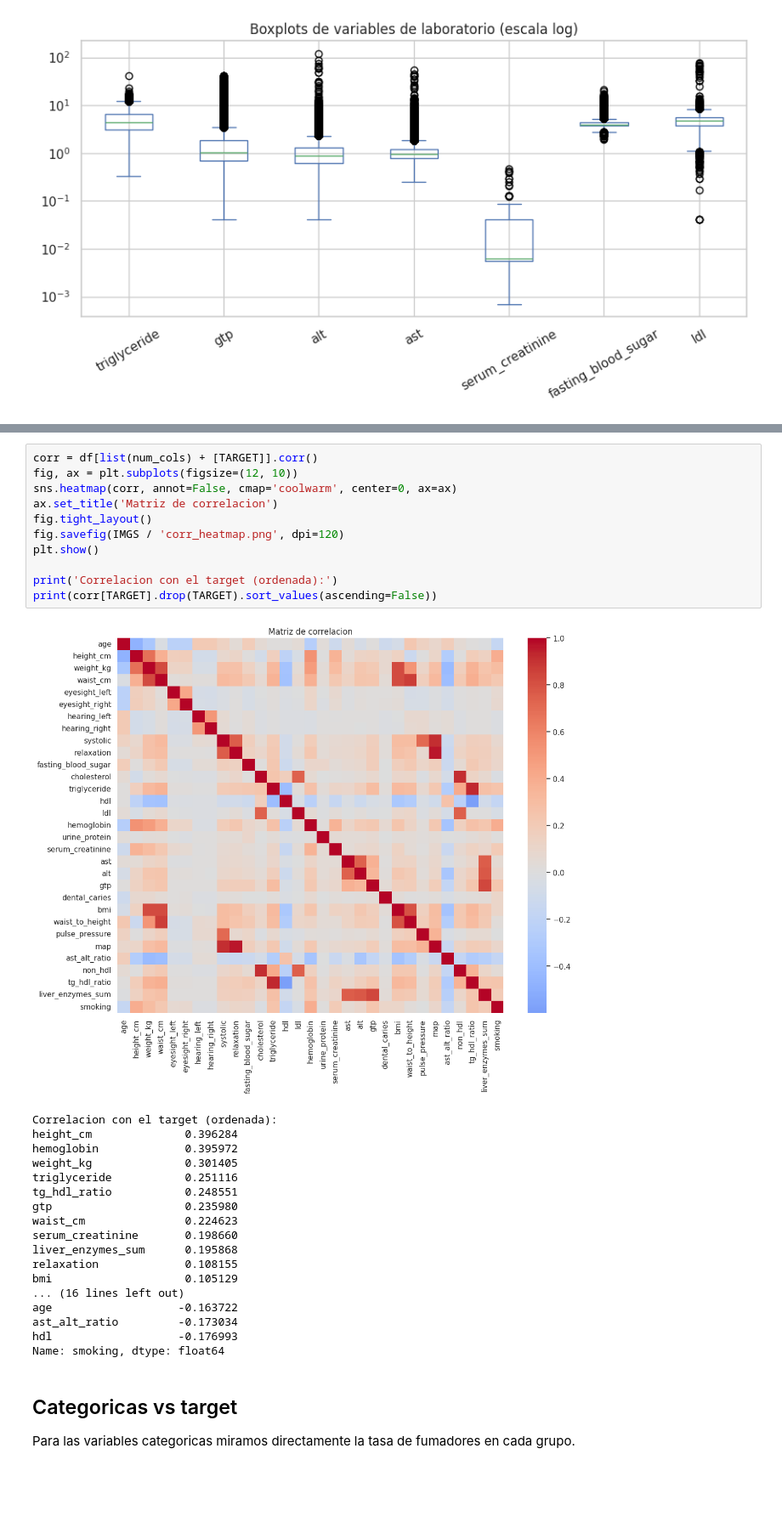
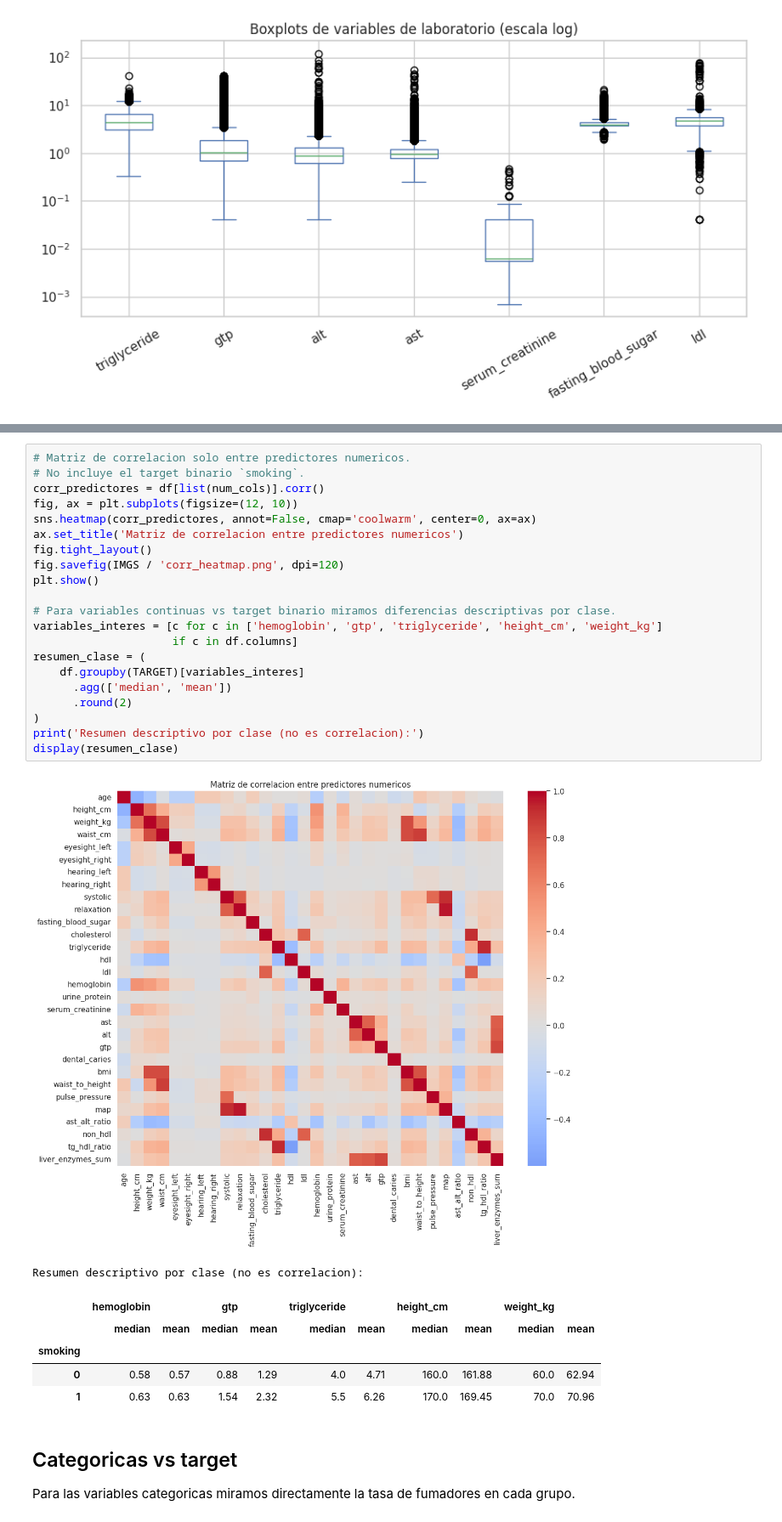
Before and after one commit to marcelocassiovieira/diplomatura-ia, a Jupyter notebook: tp2/notebooks/02_eda.ipynb, the cells around one changed output, grey strips where cells are left out. Shown at 85% size. Cells and saved outputs as stored; diff of their text form; blank space fills up the shorter version.

```diff
--- a/tp2/notebooks/02_eda.ipynb
+++ b/tp2/notebooks/02_eda.ipynb
@@ -82,33 +84,32 @@ Miramos que variables se mueven mas junto con `smoking`.
 # %%
-corr = df[list(num_cols) + [TARGET]].corr()
+# Matriz de correlacion solo entre predictores numericos.
+# No incluye el target binario `smoking`.
+corr_predictores = df[list(num_cols)].corr()
 fig, ax = plt.subplots(figsize=(12, 10))
-sns.heatmap(corr, annot=False, cmap='coolwarm', center=0, ax=ax)
-ax.set_title('Matriz de correlacion')
+sns.heatmap(corr_predictores, annot=False, cmap='coolwarm', center=0, ax=ax)
+ax.set_title('Matriz de correlacion entre predictores numericos')
 fig.tight_layout()
 fig.savefig(IMGS / 'corr_heatmap.png', dpi=120)
 plt.show()
 
-print('Correlacion con el target (ordenada):')
-print(corr[TARGET].drop(TARGET).sort_values(ascending=False))
+# Para variables continuas vs target binario miramos diferencias descriptivas por clase.
+variables_interes = [c for c in ['hemoglobin', 'gtp', 'triglyceride', 'height_cm', 'weight_kg']
+                     if c in df.columns]
+resumen_clase = (
+    df.groupby(TARGET)[variables_interes]
+      .agg(['median', 'mean'])
+      .round(2)
+)
+print('Resumen descriptivo por clase (no es correlacion):')
+display(resumen_clase)
 # %% [output]
-[figure, old version]
+[figure, new version]
-Correlacion con el target (ordenada):
-height_cm              0.396284
-hemoglobin             0.395972
-weight_kg              0.301405
-triglyceride           0.251116
-tg_hdl_ratio           0.248551
-gtp                    0.235980
-waist_cm               0.224623
-serum_creatinine       0.198660
-liver_enzymes_sum      0.195868
-relaxation             0.108155
-bmi                    0.105129
-... (16 lines left out)
-age                   -0.163722
-ast_alt_ratio         -0.173034
-hdl                   -0.176993
-Name: smoking, dtype: float64
+Resumen descriptivo por clase (no es correlacion):
+|  | hemoglobin |  | gtp |  | triglyceride |  | height_cm |  | weight_kg |  |
+|  | median | mean | median | mean | median | mean | median | mean | median | mean |
+| smoking |  |  |  |  |  |  |  |  |  |  |
+| 0 | 0.58 | 0.57 | 0.88 | 1.29 | 4.0 | 4.71 | 160.0 | 161.88 | 60.0 | 62.94 |
+| 1 | 0.63 | 0.63 | 1.54 | 2.32 | 5.5 | 6.26 | 170.0 | 169.45 | 70.0 | 70.96 |
 # %% [markdown]
 ## Categoricas vs target
 
```
Also changed, not shown: parts of 3 cells of this notebook, 7 other files.
